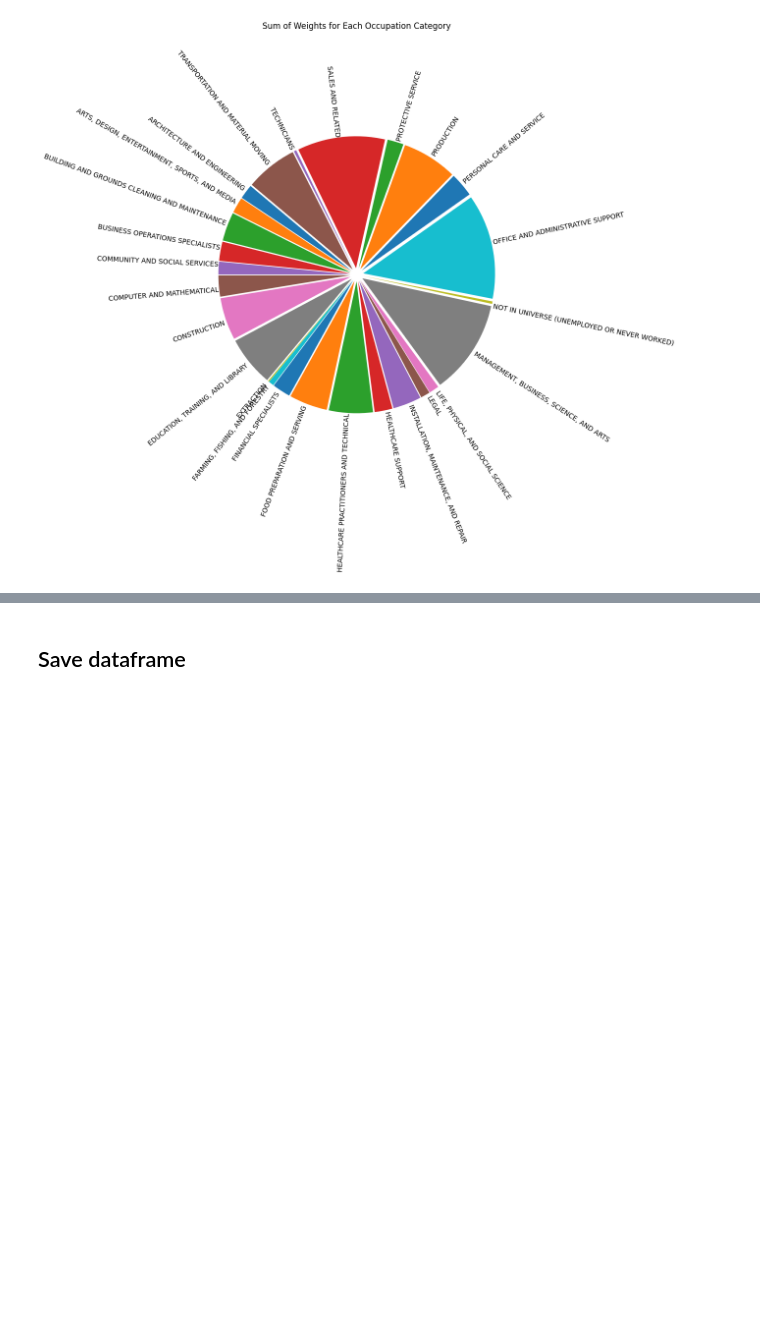
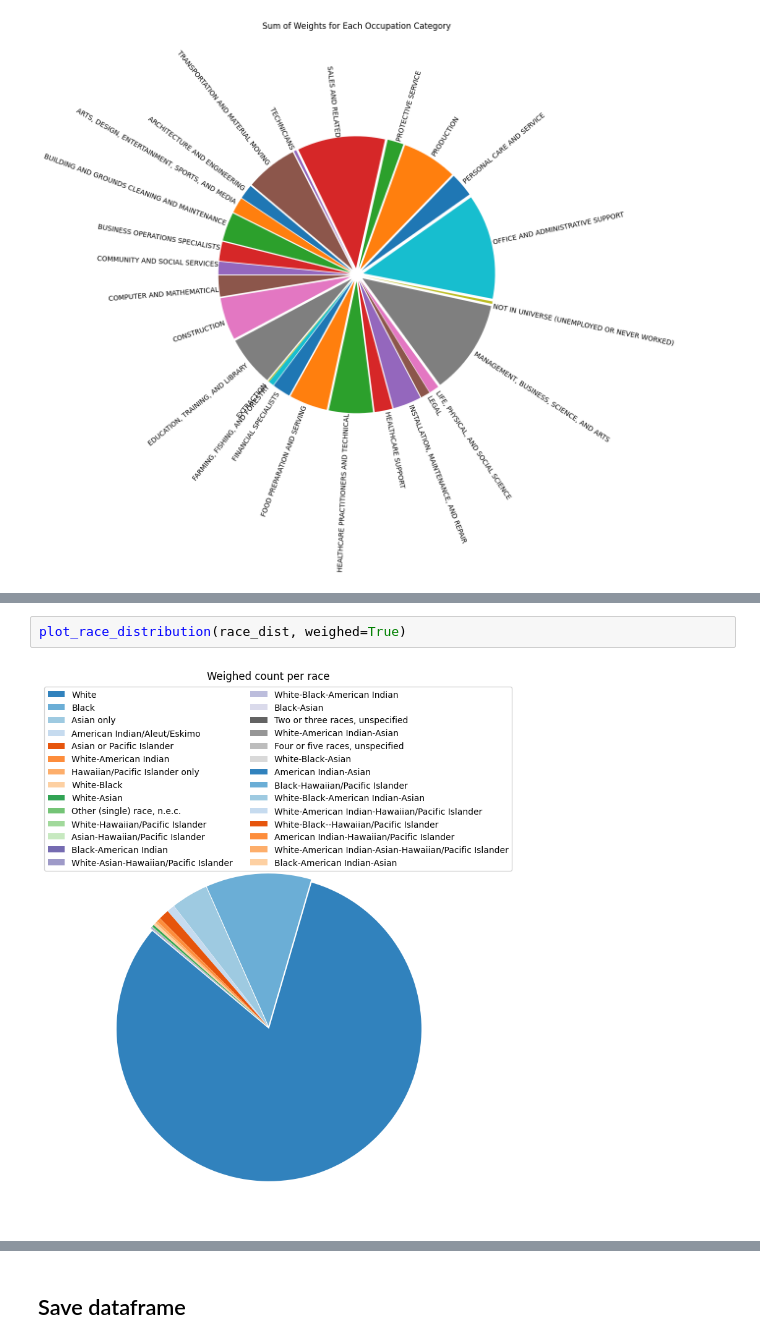
Before and after one commit to JuliaPutz/interdisciplinary_project, a Jupyter notebook: exploration/basic_exploration.ipynb, the cells around one changed output, grey strips where cells are left out. Cells and saved outputs as stored; diff of their text form; blank space fills up the shorter version.

```diff
--- a/exploration/basic_exploration.ipynb
+++ b/exploration/basic_exploration.ipynb
@@ -275,0 +351,4 @@ plt.show()
+# %%
+plot_race_distribution(race_dist, weighed=True)
+# %% [output]
+[figure, added]
```
Also changed, not shown: parts of 31 cells of this notebook.
